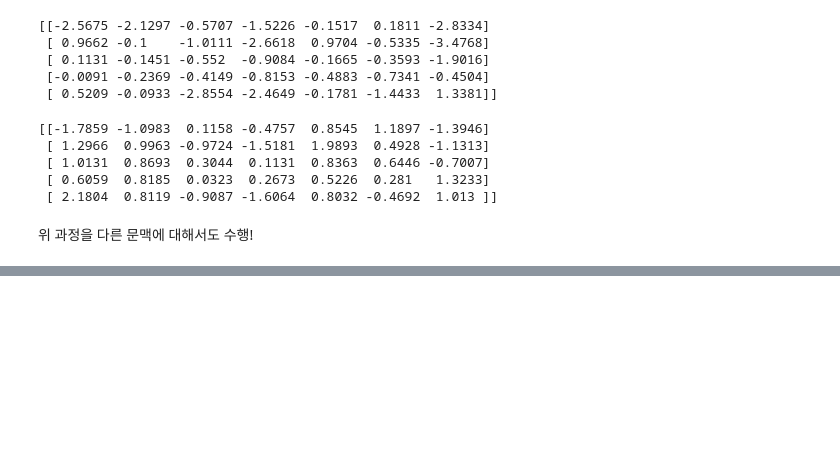
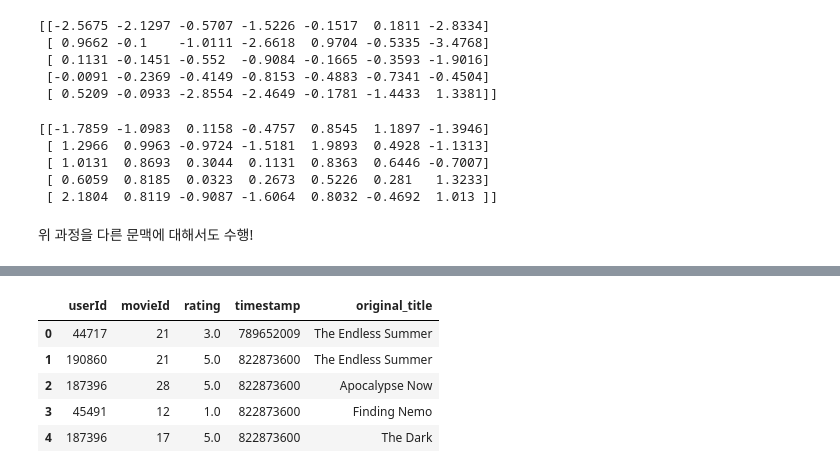
Before and after one commit to jisungJoo/My, a Jupyter notebook: 20220203 추천시스템입문 3강 word2vec.ipynb, the cells around one changed output, grey strips where cells are left out. Drawn from its saved outputs; the diff is of its cells as text; code cells hidden in the pictures; blank space fills up the shorter version.

```diff
--- a/20220203 추천시스템입문 3강 word2vec.ipynb
+++ b/20220203 추천시스템입문 3강 word2vec.ipynb
@@ -256,0 +327,9 @@ print(np.round(W_out, 4))
+# %%
+movie.head()
+# %% [output]
+|  | userId | movieId | rating | timestamp | original_title |
+| 0 | 44717 | 21 | 3.0 | 789652009 | The Endless Summer |
+| 1 | 190860 | 21 | 5.0 | 822873600 | The Endless Summer |
+| 2 | 187396 | 28 | 5.0 | 822873600 | Apocalypse Now |
+| 3 | 45491 | 12 | 1.0 | 822873600 | Finding Nemo |
+| 4 | 187396 | 17 | 5.0 | 822873600 | The Dark |
```
Also changed, not shown: parts of 29 cells of this notebook.
